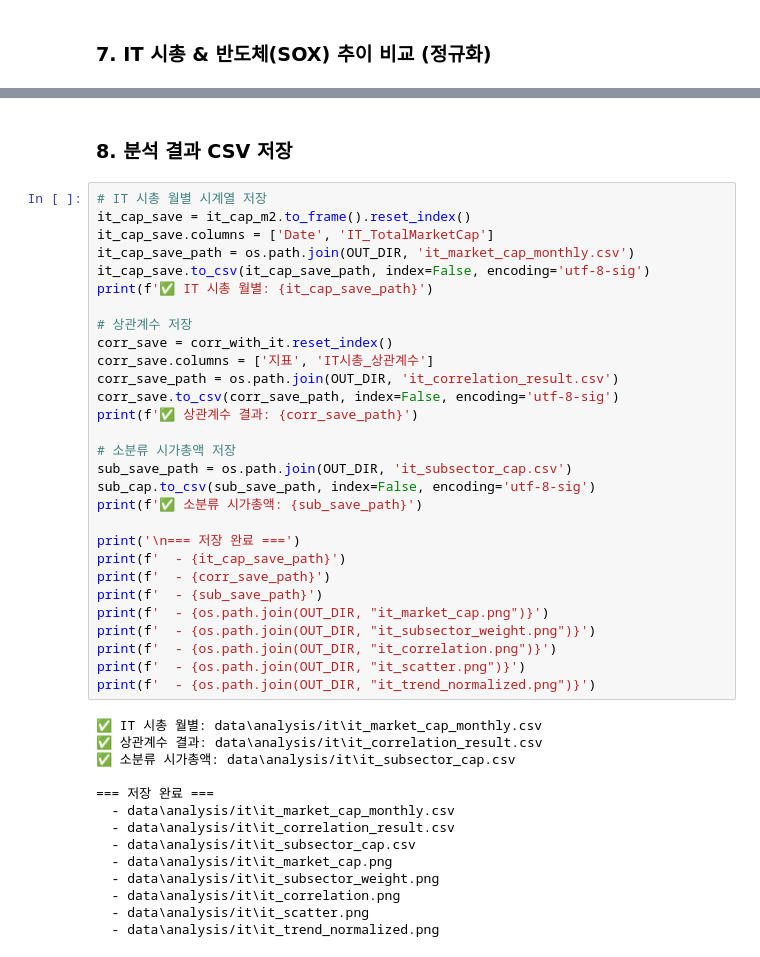
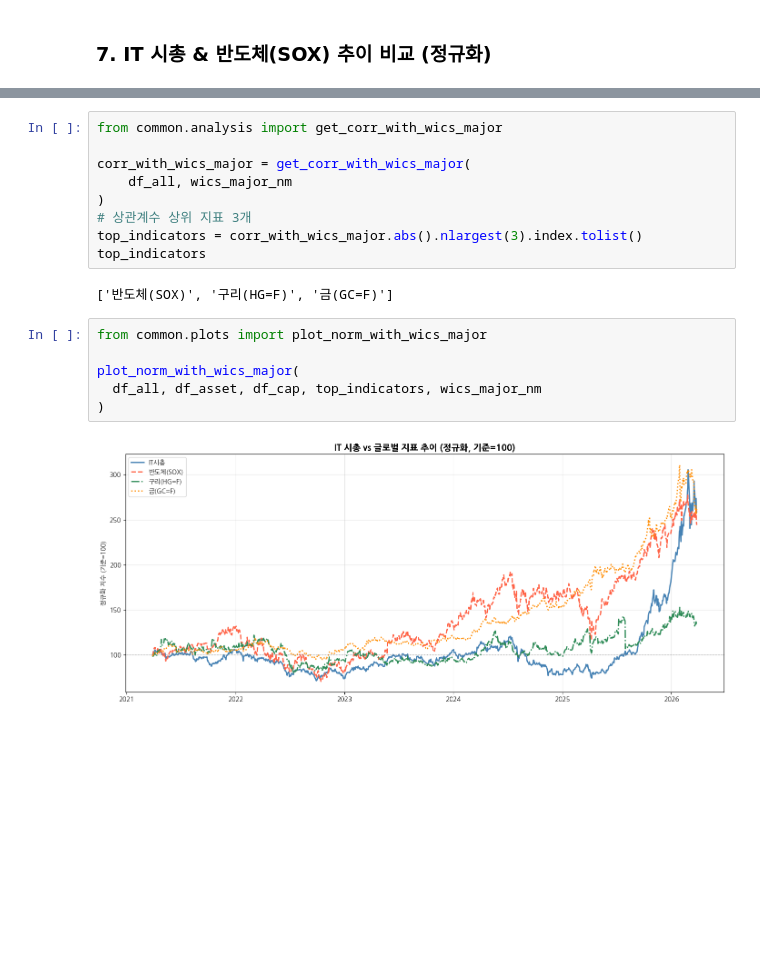
Before and after one commit to techshin31/test_stock, a Jupyter notebook: analysis/analysis_good593/2-1. IT_analysis.ipynb, the cells around one changed output, grey strips where cells are left out. Cells and saved outputs as stored; diff of their text form; blank space fills up the shorter version.

```diff
--- a/analysis/analysis_good593/2-1. IT_analysis.ipynb
+++ b/analysis/analysis_good593/2-1. IT_analysis.ipynb
@@ -302,45 +132,19 @@ plt.show()
-# %% [markdown]
-### 8. 분석 결과 CSV 저장
-# %%
-# IT 시총 월별 시계열 저장
-it_cap_save = it_cap_m2.to_frame().reset_index()
-it_cap_save.columns = ['Date', 'IT_TotalMarketCap']
-it_cap_save_path = os.path.join(OUT_DIR, 'it_market_cap_monthly.csv')
-it_cap_save.to_csv(it_cap_save_path, index=False, encoding='utf-8-sig')
-print(f'✅ IT 시총 월별: {it_cap_save_path}')
-
-# 상관계수 저장
-corr_save = corr_with_it.reset_index()
-corr_save.columns = ['지표', 'IT시총_상관계수']
-corr_save_path = os.path.join(OUT_DIR, 'it_correlation_result.csv')
-corr_save.to_csv(corr_save_path, index=False, encoding='utf-8-sig')
-print(f'✅ 상관계수 결과: {corr_save_path}')
-
-# 소분류 시가총액 저장
-sub_save_path = os.path.join(OUT_DIR, 'it_subsector_cap.csv')
-sub_cap.to_csv(sub_save_path, index=False, encoding='utf-8-sig')
-print(f'✅ 소분류 시가총액: {sub_save_path}')
-
-print('\n=== 저장 완료 ===')
-print(f'  - {it_cap_save_path}')
-print(f'  - {corr_save_path}')
-print(f'  - {sub_save_path}')
-print(f'  - {os.path.join(OUT_DIR, "it_market_cap.png")}')
-print(f'  - {os.path.join(OUT_DIR, "it_subsector_weight.png")}')
-print(f'  - {os.path.join(OUT_DIR, "it_correlation.png")}')
-print(f'  - {os.path.join(OUT_DIR, "it_scatter.png")}')
-print(f'  - {os.path.join(OUT_DIR, "it_trend_normalized.png")}')
-# %% [output]
-✅ IT 시총 월별: data\analysis/it\it_market_cap_monthly.csv
-✅ 상관계수 결과: data\analysis/it\it_correlation_result.csv
-✅ 소분류 시가총액: data\analysis/it\it_subsector_cap.csv
-
-=== 저장 완료 ===
-  - data\analysis/it\it_market_cap_monthly.csv
-  - data\analysis/it\it_correlation_result.csv
-  - data\analysis/it\it_subsector_cap.csv
-  - data\analysis/it\it_market_cap.png
-  - data\analysis/it\it_subsector_weight.png
-  - data\analysis/it\it_correlation.png
-  - data\analysis/it\it_scatter.png
-  - data\analysis/it\it_trend_normalized.png
+# %%
+from common.analysis import get_corr_with_wics_major
+
+corr_with_wics_major = get_corr_with_wics_major(
+    df_all, wics_major_nm
+)
+# 상관계수 상위 지표 3개
+top_indicators = corr_with_wics_major.abs().nlargest(3).index.tolist()
+top_indicators
+# %% [output]
+['반도체(SOX)', '구리(HG=F)', '금(GC=F)']
+# %%
+from common.plots import plot_norm_with_wics_major
+
+plot_norm_with_wics_major(
+  df_all, df_asset, df_cap, top_indicators, wics_major_nm
+)
+# %% [output]
+[figure, added]
```
Also changed, not shown: parts of 17 cells of this notebook, 11 other files.
